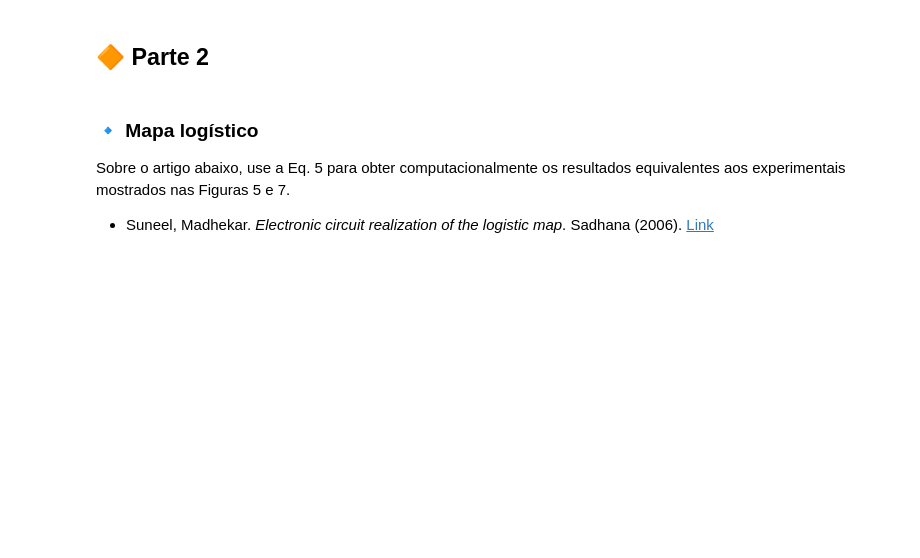
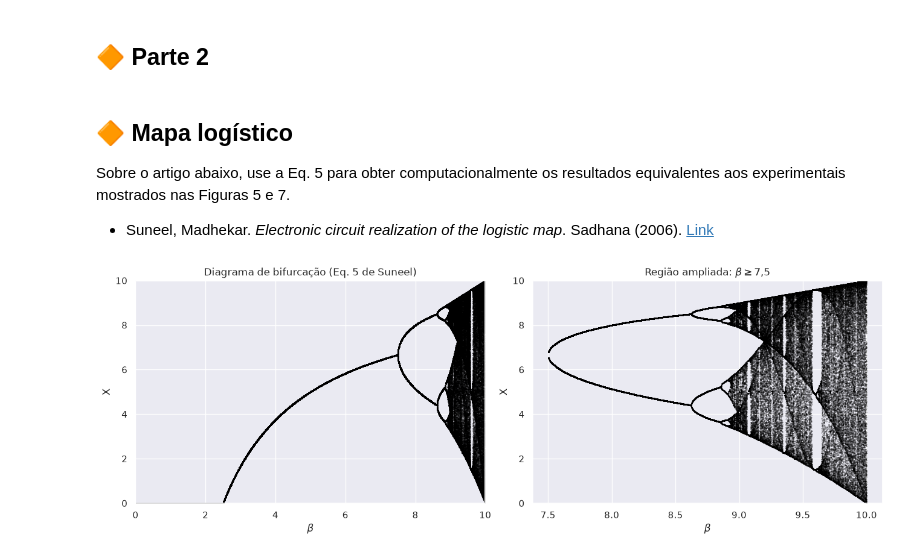
Before and after one commit to Guilherme-Ataliba/Fisica-com-Python-I, a Jupyter notebook: Atividades/Tarefa4/FP1_2026_pratica_4.ipynb, the cells around one changed output. Drawn from its saved outputs; the diff is of its cells as text; code cells hidden in the pictures; blank space fills up the shorter version.

```diff
--- a/Atividades/Tarefa4/FP1_2026_pratica_4.ipynb
+++ b/Atividades/Tarefa4/FP1_2026_pratica_4.ipynb
@@ -12,0 +43,9 @@ Vá à tabela do slide 36 desta [apresentação](https://docs.google.com/present
+# %%
+def mapa_logistico(x, r):
+    return r * x * (1 - x)
+
+def derivada_logistica(x, r):
+    return np.abs(r * (1 - 2 * x))
+
+def densidade_logistica(x):
+    return 1 / (np.pi * np.sqrt(x * (1 - x)))
@@ -13,7 +146,7 @@ Vá à tabela do slide 36 desta [apresentação](https://docs.google.com/present
 # %% [markdown]
 ## 🔶 Parte 2
 # %% [markdown]
-### 🔹 Mapa logístico
+## 🔶 Mapa logístico
 
 Sobre o artigo abaixo, use a Eq. 5 para obter computacionalmente os resultados equivalentes aos experimentais mostrados nas Figuras 5 e 7.
 
@@ -20,0 +171,32 @@ Sobre o artigo abaixo, use a Eq. 5 para obter computacionalmente os resultados e
+# %%
+# beta = 2,5lambda, então beta de 0 a 10 cobre lambda de 0 a 4
+BETAS = np.linspace(0.02, 10, 2_000)
+
+betas_sim, X_sim = bifurcacao(mapa_logistico_circuito, BETAS, x0=3.7)
+
+# Região ampliada da Fig. 7: depois da primeira duplicação de período, que ocorre em beta = 7,5
+ampliada = betas_sim >= 7.5
+# %%
+# Plotting
+
+fig, axs = plt.subplots(1, 2, figsize=(13, 4.5), constrained_layout=True)
+
+axs[0].scatter(betas_sim, X_sim, s=0.05, color="black")
+axs[0].set(
+    xlabel=r"$\beta$",
+    ylabel="X",
+    title="Diagrama de bifurcação (Eq. 5 de Suneel)",
+    xlim=(0, 10),
+    ylim=(0, 10),
+)
+
+axs[1].scatter(betas_sim[ampliada], X_sim[ampliada], s=0.05, color="black")
+axs[1].set(
+    xlabel=r"$\beta$",
+    ylabel="X",
+    title=r"Região ampliada: $\beta \geq 7{,}5$",
+    ylim=(0, 10),
+)
+plt.show()
+# %% [output]
+[figure, added]
```
Also changed, not shown: parts of 18 cells of this notebook, 3 other files.
